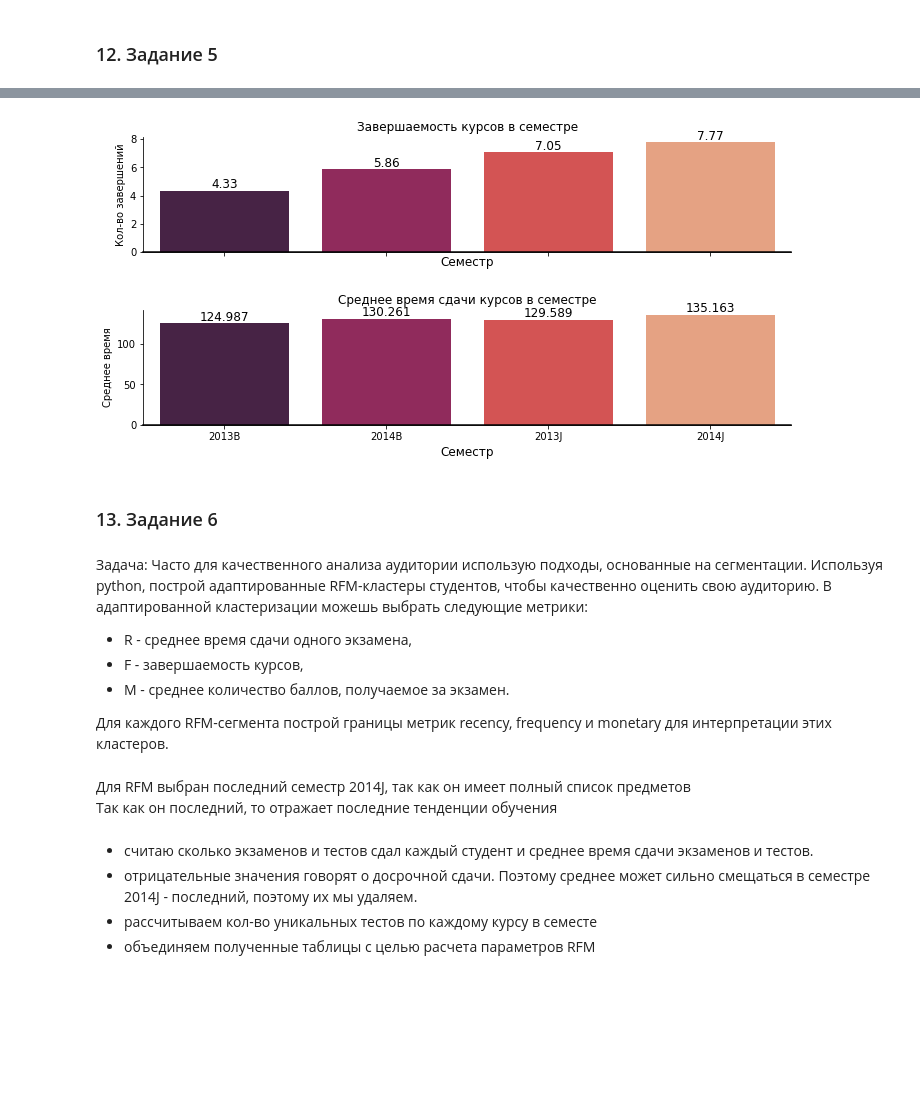
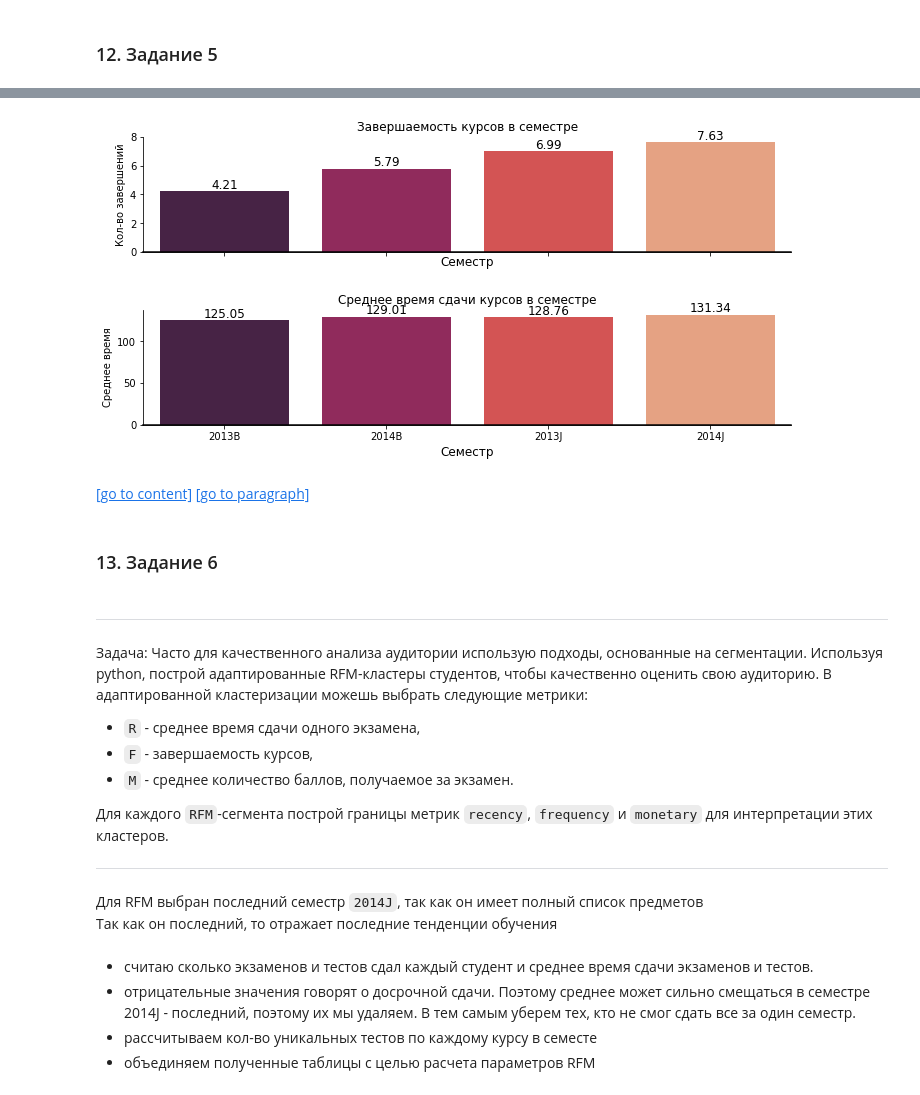
Before and after one commit to RiMGiR/EDA_Project, a Jupyter notebook: First_project.ipynb, the cells around one changed output, grey strips where cells are left out. Drawn from its saved outputs; the diff is of its cells as text; code cells hidden in the pictures; blank space fills up the shorter version.

```diff
--- a/First_project.ipynb
+++ b/First_project.ipynb
@@ -2628,0 +2801,23 @@ axes.bar_label(axes.containers[0], fontsize = 13)
+# %%
+#отбираю студентов, у которых оценка за тест и экзамен score >40, тесты сданы вовремя, и не учитывать досрочную сдачу и перезачеты, чтобы не смещать среднее значение
+#отсортирую по возрастанию времени сдачи тестов и экзаменов
+
+count_pass_tests = df_edu.query('score >= 40 & date_submitted<=module_presentation_length & is_banked == 0 & date_submitted >=0').sort_values(by = 'date_submitted')
+
+#удаляю дубликаты, чтобы исключить студентов, которые сдавали один и тот же тест 2 раза.
+#Удаляю первые втречаемые повторения, чтобы остались только последние сданные тесты.
+#Для себя явно указываю параметр keep = 'first', который и отвечает за удаление первых встречаемых повторений
+
+count_pass_tests.drop_duplicates(subset = ['id_student', 'code_module', 'code_presentation', 'id_assessment', 'assessment_type'], keep= 'first', inplace = True)
+
+#считаю сколько экзаменов и тестов сдал каждый студент и среднее время сдачи экзаменов и тестов.
+#Отрицательные значения говорят о досрочной сдачи. Поэтому среднее может сильно смещаться
+count_pass_tests = (
+                  count_pass_tests.
+                  groupby(['id_student', 'code_presentation', 'code_module', 'assessment_type'], as_index = False).
+                  agg({'id_assessment':'nunique', 'date_submitted' :'mean'}).
+                  groupby(['id_student', 'code_presentation', 'code_module'], as_index = False).
+                  agg({'id_assessment':'sum', 'date_submitted' :'mean'}).
+                  rename(columns = {'id_assessment': 'num_tests', 'date_submitted' : 'avg_date_submitted'})
+                 )
+count_pass_tests.head()
@@ -2628,0 +2831,5 @@ axes.bar_label(axes.containers[0], fontsize = 13)
+# %%
+#объединениe таблицы с данными по сдаче тестов студентами, и тестов, которые необходимо сдать студентам
+
+pass_modul_time = count_pass_tests.merge(num_test_exam, how = 'left', on=['code_presentation', 'code_module'], suffixes = ['_pass','_aim'])
+pass_modul_time.head()
@@ -2771,9 +3007,10 @@ plt.show()
 - **Семестр с самой низкой завершаемостью 2013B**
 - **Семестр с самым долгим временем сдачи 2014J**
 # %%
-#кол-во успешной сдачи курсво, в каждом семестре и среднее время сдачи
+#кол-во успешной сдачи курсов, в каждом семестре и среднее время сдачи
+# используем полученную ранее таблицу pass_modul_time
 pass_modul_tests = (
-    pass_modul.query('num_tests_pass == num_tests_aim').
+    pass_modul_time.query('num_tests_pass == num_tests_aim').
     groupby('code_presentation', as_index = False).
     agg({'id_student': 'count', 'avg_date_submitted_pass':'mean'}).
     rename(columns = {'id_student':'num_pass', 'avg_date_submitted_pass':'avg_pass_time'}).
@@ -2792,8 +3029,8 @@ num_trying_pass_tests = (
                   df_edu.groupby(['code_presentation', 'code_module', 'assessment_type'], as_index = False).
                   agg({'id_assessment':'count', 'date_submitted' :'mean'}).
                   groupby(['code_presentation'], as_index = False).
-                  agg({'id_assessment':'sum', 'date_submitted' :'mean'}).
-                  rename(columns={'id_assessment': 'num_trying', 'date_submitted': 'avg_trying_time'})
+                  agg({'id_assessment':'sum'}).
+                  rename(columns={'id_assessment': 'num_trying'})
                  )
 num_trying_pass_tests.head()
 # %% [output]
@@ -2828,43 +3065,50 @@ trying_pass_modul
 # %%
 f, (ax1, ax2) = plt.subplots(2, 1, figsize=(10, 5), sharex=True)
 plt.subplots_adjust(left=0.1,
                     bottom=0.2,
                     right=1,
                     top=1,
                     wspace=0.5,
                     hspace=0.5)
 
 sns.barplot(x=trying_pass_modul.code_presentation, y=trying_pass_modul.proportion_percentage, palette="rocket", ax=ax1)
 ax1.axhline(0, color="k", clip_on=False)
 ax1.set_ylabel("Кол-во завершений")
 ax1.set_xlabel('Семестр', fontsize = 12)
 ax1.set_title('Завершаемость курсов в семестре')
 ax1.bar_label(ax1.containers[0], fontsize = 12)
 
-sns.barplot(x=trying_pass_modul.code_presentation, y=trying_pass_modul.avg_trying_time, palette="rocket", ax=ax2)
+sns.barplot(x=trying_pass_modul.code_presentation, y=trying_pass_modul.avg_pass_time, palette="rocket", ax=ax2)
 ax2.axhline(0, color="k", clip_on=False)
 ax2.set_xlabel('Семестр', fontsize = 12)
 ax2.set_ylabel("Среднее время")
 ax2.set_title('Среднее время сдачи курсов в семестре')
 ax2.bar_label(ax2.containers[0], fontsize = 12)
 
 plt.show()
 # %% [output]
-[figure, old version]
+[figure, new version]
+# %% [markdown]
+[[go to content]](#content)
+[[go to paragraph]](#task_5)
 # %% [markdown]
 ### 13. Задание 6<a name = "task_6">
 # %% [markdown]
+---
+
 Задача: Часто для качественного анализа аудитории использую подходы, основанные на сегментации. Используя python, построй адаптированные RFM-кластеры студентов, чтобы качественно оценить свою аудиторию. В адаптированной кластеризации можешь выбрать следующие метрики:
-- R - среднее время сдачи одного экзамена,
-- F - завершаемость курсов,
-- M - среднее количество баллов, получаемое за экзамен.
+- `R` - среднее время сдачи одного экзамена,
+- `F` - завершаемость курсов,
+- `M` - среднее количество баллов, получаемое за экзамен.
 
-Для каждого RFM-сегмента построй границы метрик recency, frequency и monetary для интерпретации этих кластеров.
+Для каждого `RFM`-сегмента построй границы метрик `recency`, `frequency` и `monetary` для интерпретации этих кластеров.
+
+---
 # %% [markdown]
-Для RFM выбран последний семестр 2014J, так как он имеет полный список предметов<br>
+Для RFM выбран последний семестр `2014J`, так как он имеет полный список предметов<br>
 Так как он последний, то отражает последние тенденции обучения
 # %% [markdown]
 - считаю сколько экзаменов и тестов сдал каждый студент и среднее время сдачи экзаменов и тестов.
-- отрицательные значения говорят о досрочной сдачи. Поэтому среднее может сильно смещаться в семестре 2014J - последний, поэтому их мы удаляем.
+- отрицательные значения говорят о досрочной сдачи. Поэтому среднее может сильно смещаться в семестре 2014J - последний, поэтому их мы удаляем. B тем самым уберем тех, кто не смог сдать все за один семестр.
 - рассчитываем кол-во уникальных тестов по каждому курсу в семесте
 - объединяем полученные таблицы с целью расчета параметров RFM
```
Also changed, not shown: parts of 171 cells of this notebook.
